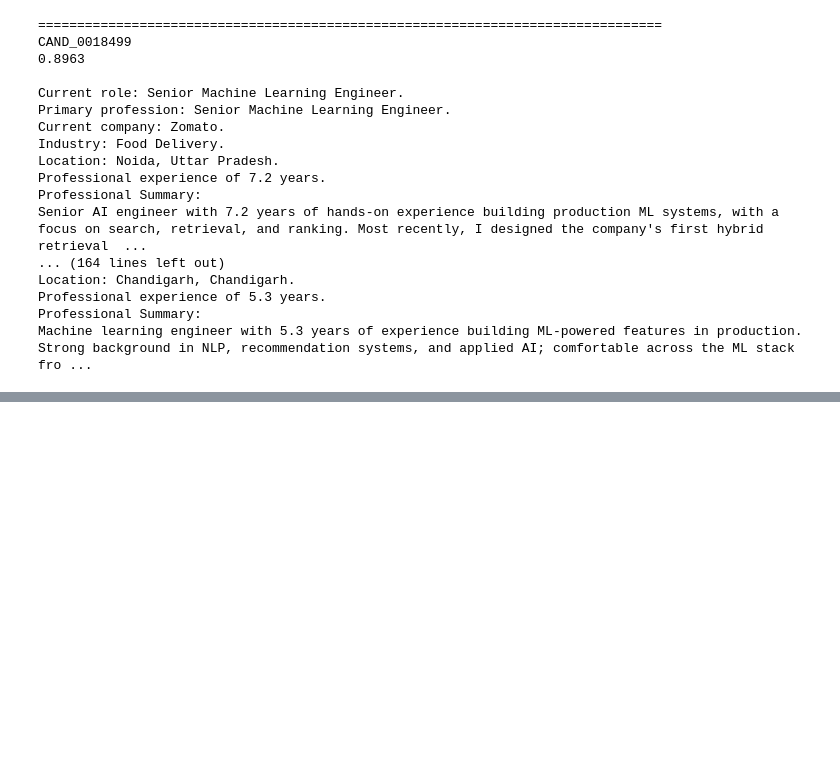
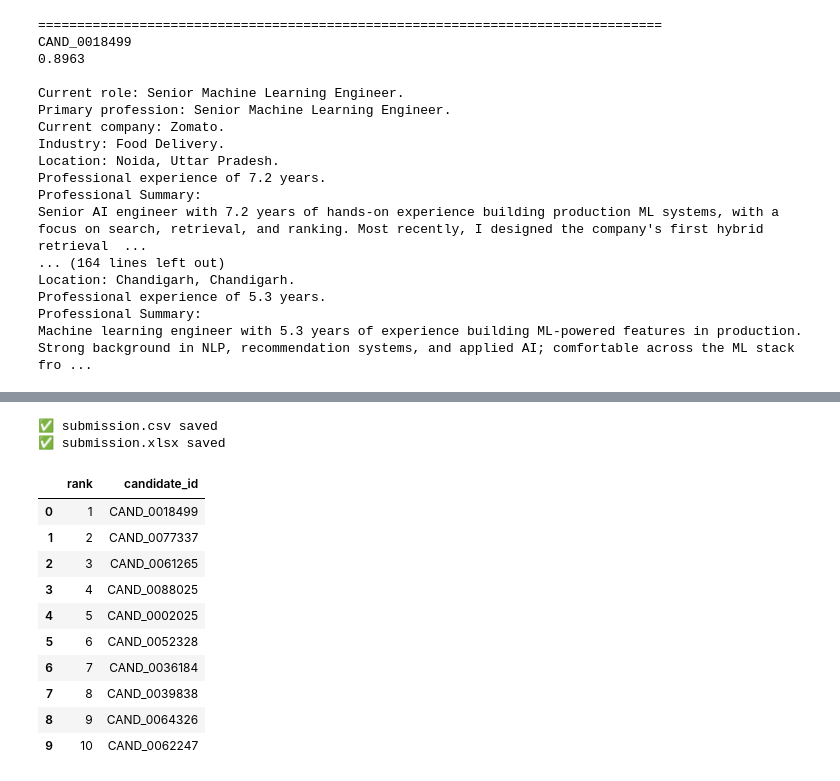
Before and after one commit to Jeet-Lohar-29/redrob-ai-hackathon, a Jupyter notebook: notebooks/05_Final_Ranking.ipynb, the cells around one changed output, grey strips where cells are left out. Saved outputs shown, nothing was run; the diff lists cells and outputs as text; code cells hidden in the pictures; blank space fills up the shorter version.

Commit message:
Finalize submission output and export XLSX

```diff
--- a/notebooks/05_Final_Ranking.ipynb
+++ b/notebooks/05_Final_Ranking.ipynb
@@ -329,20 +329,22 @@ Professional experience of 5.3 years.
 Professional Summary:
 Machine learning engineer with 5.3 years of experience building ML-powered features in production. Strong background in NLP, recommendation systems, and applied AI; comfortable across the ML stack fro ...
 # %%
-submission=[]
+submission = []
 
-rank=1
+rank = 1
 
-for x in top300:
+for x in top300[:100]:
 
     submission.append({
 
-        "rank":rank,
+        "rank": rank,
 
-        "candidate_id":x["candidate_id"]
+        "candidate_id": x["candidate_id"]
 
     })
 
-    rank+=1
+    rank += 1
 
-submission_df=pd.DataFrame(submission)
+submission_df = pd.DataFrame(submission)
+
+submission_df.head()
@@ -353,0 +358,31 @@ index=False
+# %%
+# Save CSV
+submission_df.to_csv(
+    "/content/drive/MyDrive/Redrob_AI_Hackathon/outputs/submission.csv",
+    index=False
+)
+
+# Save Excel
+submission_df.to_excel(
+    "/content/drive/MyDrive/Redrob_AI_Hackathon/outputs/submission.xlsx",
+    index=False
+)
+
+print("✅ submission.csv saved")
+print("✅ submission.xlsx saved")
+
+submission_df.head(10)
+# %% [output]
+✅ submission.csv saved
+✅ submission.xlsx saved
+|  | rank | candidate_id |
+| 0 | 1 | CAND_0018499 |
+| 1 | 2 | CAND_0077337 |
+| 2 | 3 | CAND_0061265 |
+| 3 | 4 | CAND_0088025 |
+| 4 | 5 | CAND_0002025 |
+| 5 | 6 | CAND_0052328 |
+| 6 | 7 | CAND_0036184 |
+| 7 | 8 | CAND_0039838 |
+| 8 | 9 | CAND_0064326 |
+| 9 | 10 | CAND_0062247 |
```
Also changed, not shown: parts of 3 cells of this notebook, 2 other files.
